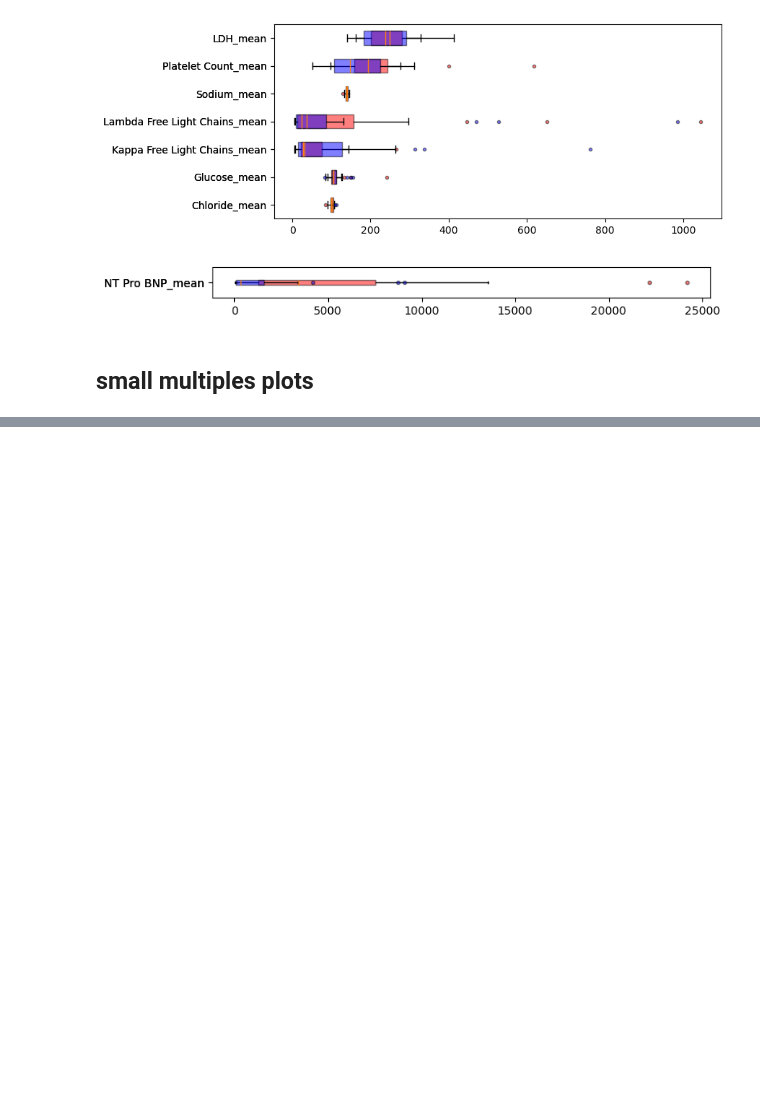
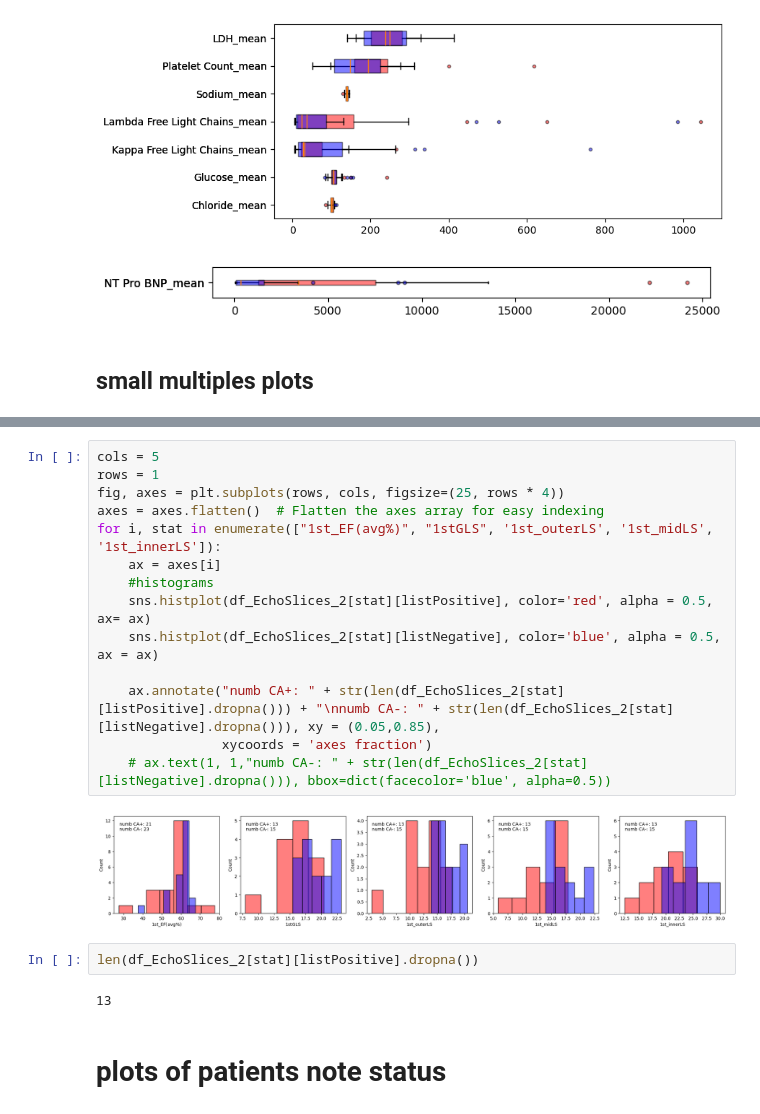
Before and after one commit to BisonCremer/cardiac-amyloidosis, a Jupyter notebook: 040_Mistic_2025/processing_data/StatsVisuals_2025-05-07.ipynb, the cells around one changed output, grey strips where cells are left out. Drawn from its saved outputs; the diff is of its cells as text; blank space fills up the shorter version.

```diff
--- a/040_Mistic_2025/processing_data/StatsVisuals_2025-05-07.ipynb
+++ b/040_Mistic_2025/processing_data/StatsVisuals_2025-05-07.ipynb
@@ -360,0 +497,22 @@ for graph in dict_graph_column_groups.keys():
+# %%
+cols = 5
+rows = 1
+fig, axes = plt.subplots(rows, cols, figsize=(25, rows * 4))
+axes = axes.flatten()  # Flatten the axes array for easy indexing
+for i, stat in enumerate(["1st_EF(avg%)", "1stGLS", '1st_outerLS', '1st_midLS', '1st_innerLS']):
+    ax = axes[i]
+    #histograms
+    sns.histplot(df_EchoSlices_2[stat][listPositive], color='red', alpha = 0.5, ax= ax)
+    sns.histplot(df_EchoSlices_2[stat][listNegative], color='blue', alpha = 0.5, ax = ax)
+
+    ax.annotate("numb CA+: " + str(len(df_EchoSlices_2[stat][listPositive].dropna())) + "\nnumb CA-: " + str(len(df_EchoSlices_2[stat][listNegative].dropna())), xy = (0.05,0.85),
+                xycoords = 'axes fraction')
+    # ax.text(1, 1,"numb CA-: " + str(len(df_EchoSlices_2[stat][listNegative].dropna())), bbox=dict(facecolor='blue', alpha=0.5))
+# %% [output]
+[figure, added]
+# %%
+len(df_EchoSlices_2[stat][listPositive].dropna())
+# %% [output]
+13
+# %% [markdown]
+# plots of patients note status
```
Also changed, not shown: parts of 18 cells of this notebook.
